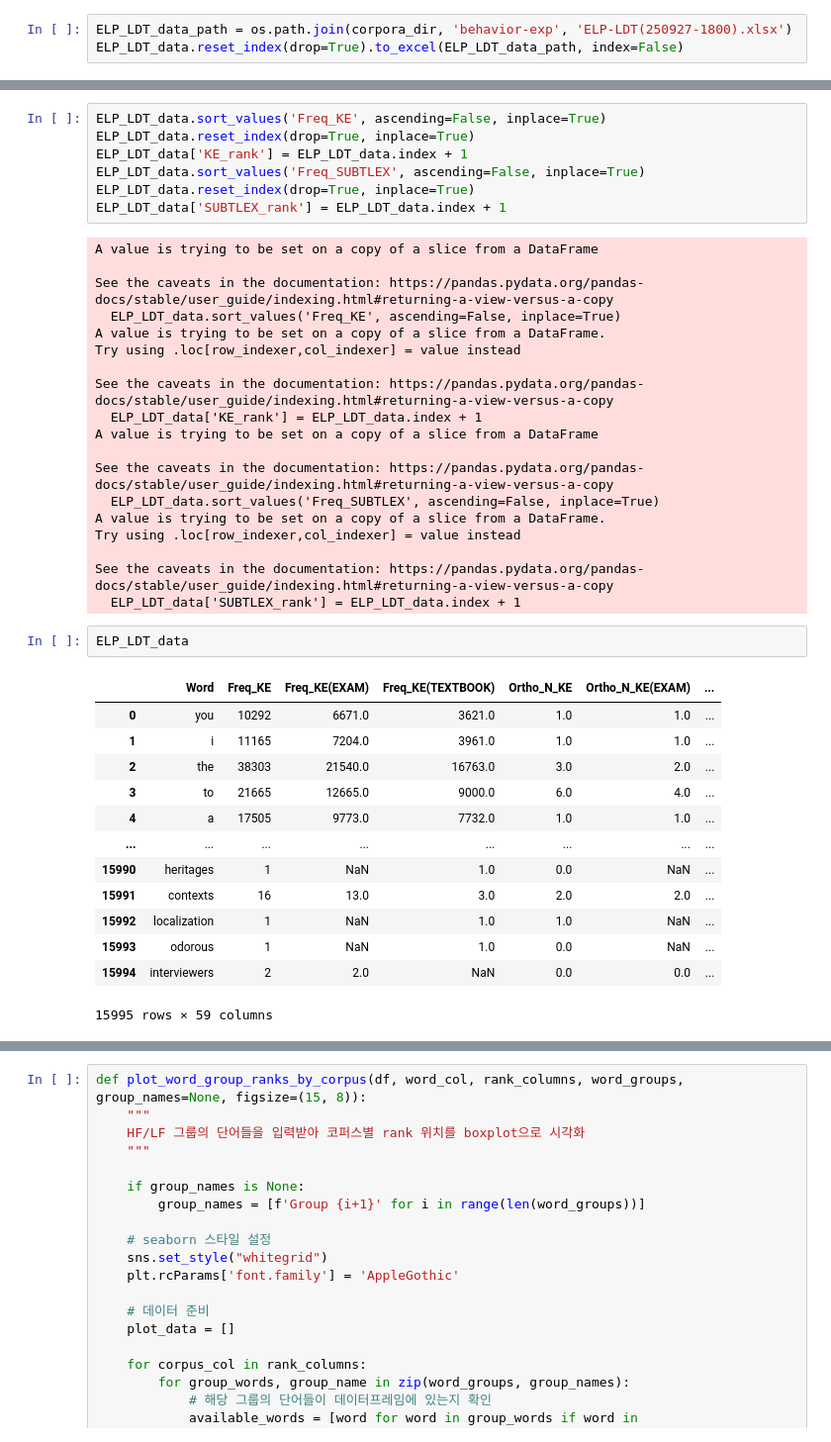
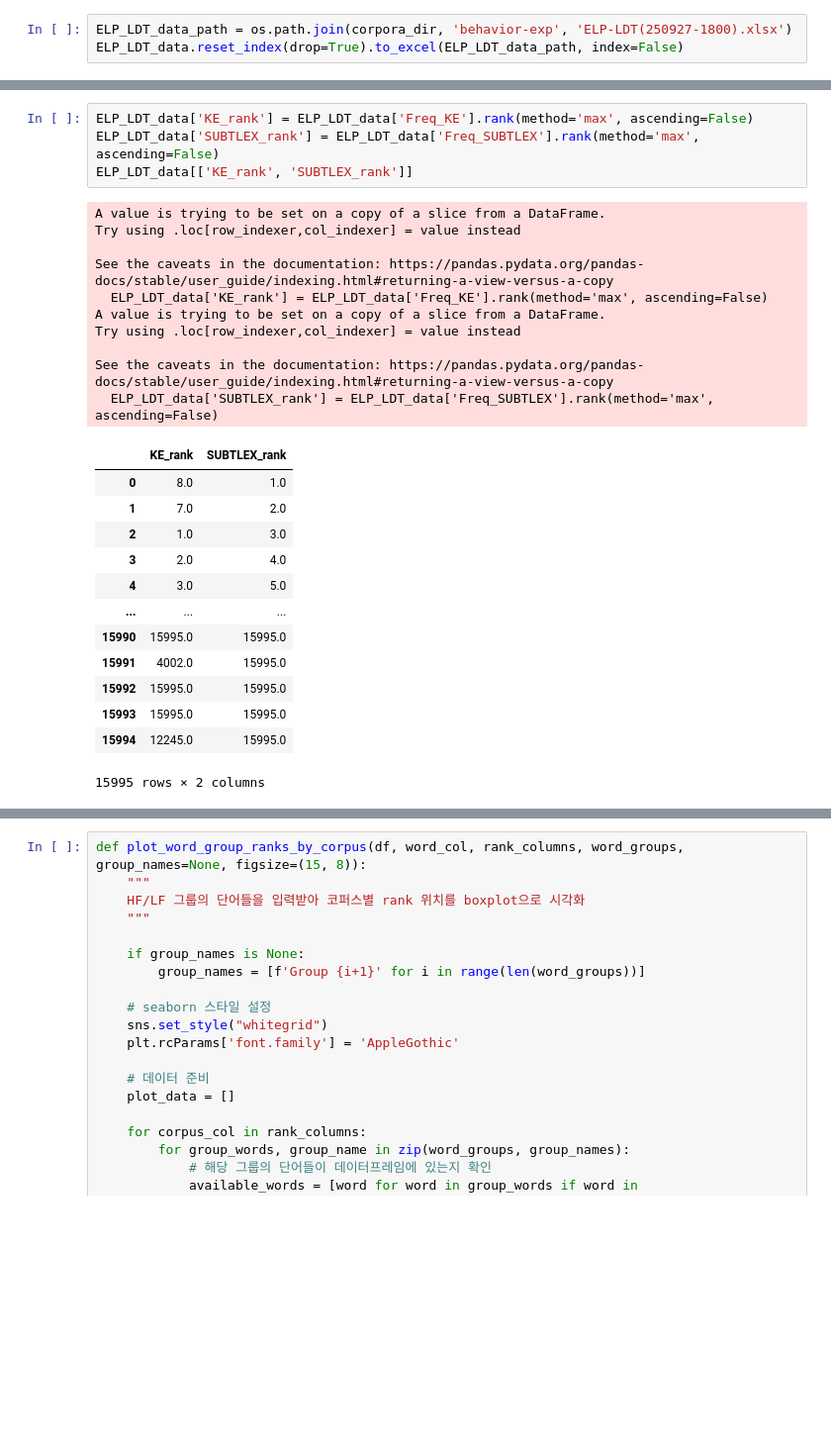
Before and after one commit to irregular6612/english-corpus-comparison, a Jupyter notebook: src/notebooks/behavior-exp-stimuli-selection.ipynb, the cells around one changed output, grey strips where cells are left out. Shown at 99% size. Cells and saved outputs as stored; diff of their text form; blank space fills up the shorter version.

```diff
--- a/src/notebooks/full-token-num-checker.ipynb
+++ b/src/notebooks/behavior-exp-stimuli-selection.ipynb
@@ -102,45 +136,31 @@ ELP_LDT_data.reset_index(drop=True).to_excel(ELP_LDT_data_path, index=False)
 # %%
-ELP_LDT_data.sort_values('Freq_KE', ascending=False, inplace=True)
-ELP_LDT_data.reset_index(drop=True, inplace=True)
-ELP_LDT_data['KE_rank'] = ELP_LDT_data.index + 1
-ELP_LDT_data.sort_values('Freq_SUBTLEX', ascending=False, inplace=True)
-ELP_LDT_data.reset_index(drop=True, inplace=True)
-ELP_LDT_data['SUBTLEX_rank'] = ELP_LDT_data.index + 1
+ELP_LDT_data['KE_rank'] = ELP_LDT_data['Freq_KE'].rank(method='max', ascending=False)
+ELP_LDT_data['SUBTLEX_rank'] = ELP_LDT_data['Freq_SUBTLEX'].rank(method='max', ascending=False)
+ELP_LDT_data[['KE_rank', 'SUBTLEX_rank']]
 # %% [output]
-A value is trying to be set on a copy of a slice from a DataFrame
-
-See the caveats in the documentation: https://pandas.pydata.org/pandas-docs/stable/user_guide/indexing.html#returning-a-view-versus-a-copy
-  ELP_LDT_data.sort_values('Freq_KE', ascending=False, inplace=True)
 A value is trying to be set on a copy of a slice from a DataFrame.
 Try using .loc[row_indexer,col_indexer] = value instead
 
 See the caveats in the documentation: https://pandas.pydata.org/pandas-docs/stable/user_guide/indexing.html#returning-a-view-versus-a-copy
-  ELP_LDT_data['KE_rank'] = ELP_LDT_data.index + 1
-A value is trying to be set on a copy of a slice from a DataFrame
-
-See the caveats in the documentation: https://pandas.pydata.org/pandas-docs/stable/user_guide/indexing.html#returning-a-view-versus-a-copy
-  ELP_LDT_data.sort_values('Freq_SUBTLEX', ascending=False, inplace=True)
+  ELP_LDT_data['KE_rank'] = ELP_LDT_data['Freq_KE'].rank(method='max', ascending=False)
 A value is trying to be set on a copy of a slice from a DataFrame.
 Try using .loc[row_indexer,col_indexer] = value instead
 
 See the caveats in the documentation: https://pandas.pydata.org/pandas-docs/stable/user_guide/indexing.html#returning-a-view-versus-a-copy
-  ELP_LDT_data['SUBTLEX_rank'] = ELP_LDT_data.index + 1
+  ELP_LDT_data['SUBTLEX_rank'] = ELP_LDT_data['Freq_SUBTLEX'].rank(method='max', ascending=False)
+|  | KE_rank | SUBTLEX_rank |
+| 0 | 8.0 | 1.0 |
+| 1 | 7.0 | 2.0 |
+| 2 | 1.0 | 3.0 |
+| 3 | 2.0 | 4.0 |
+| 4 | 3.0 | 5.0 |
+| ... | ... | ... |
+| 15990 | 15995.0 | 15995.0 |
+| 15991 | 4002.0 | 15995.0 |
+| 15992 | 15995.0 | 15995.0 |
+| 15993 | 15995.0 | 15995.0 |
+| 15994 | 12245.0 | 15995.0 |
+15995 rows × 2 columns
-# %%
-ELP_LDT_data
-# %% [output]
-|  | Word | Freq_KE | Freq_KE(EXAM) | Freq_KE(TEXTBOOK) | Ortho_N_KE | Ortho_N_KE(EXAM) | ... |
-| 0 | you | 10292 | 6671.0 | 3621.0 | 1.0 | 1.0 | ... |
-| 1 | i | 11165 | 7204.0 | 3961.0 | 1.0 | 1.0 | ... |
-| 2 | the | 38303 | 21540.0 | 16763.0 | 3.0 | 2.0 | ... |
-| 3 | to | 21665 | 12665.0 | 9000.0 | 6.0 | 4.0 | ... |
-| 4 | a | 17505 | 9773.0 | 7732.0 | 1.0 | 1.0 | ... |
-| ... | ... | ... | ... | ... | ... | ... | ... |
-| 15990 | heritages | 1 | NaN | 1.0 | 0.0 | NaN | ... |
-| 15991 | contexts | 16 | 13.0 | 3.0 | 2.0 | 2.0 | ... |
-| 15992 | localization | 1 | NaN | 1.0 | 1.0 | NaN | ... |
-| 15993 | odorous | 1 | NaN | 1.0 | 0.0 | NaN | ... |
-| 15994 | interviewers | 2 | 2.0 | NaN | 0.0 | 0.0 | ... |
-15995 rows × 59 columns
 # %%
 # rank 정보를 % 정보로 변환
 ELP_LDT_data['KE_rank'] = ELP_LDT_data['KE_rank'] / len(ELP_LDT_data) * 100.0
```
Also changed, not shown: parts of 16 cells of this notebook, 1 other file.
